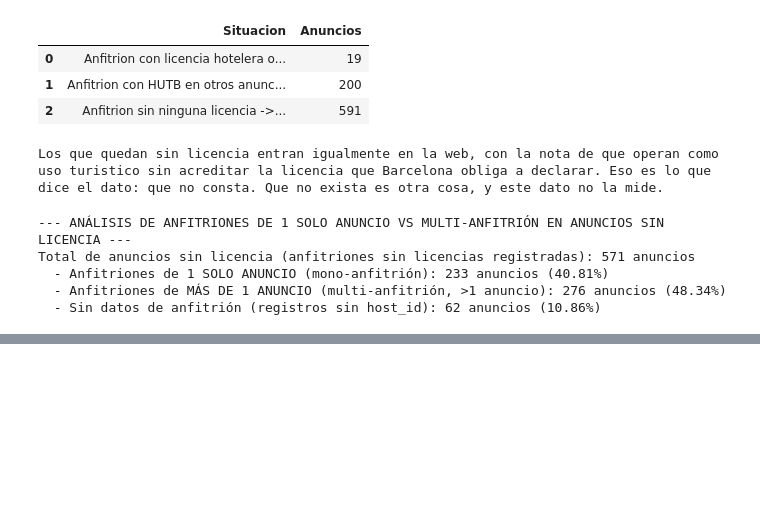
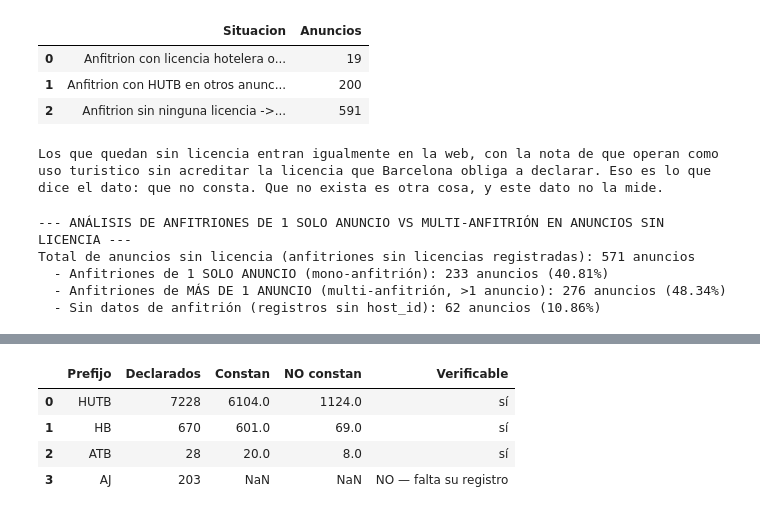
Before and after one commit to Ruthlessallen/Turismo-y-Barcelona, a Jupyter notebook: revisar_airbnb_revisado.ipynb, the cells around one changed output, grey strips where cells are left out. Saved outputs shown, nothing was run; the diff lists cells and outputs as text; code cells hidden in the pictures; blank space fills up the shorter version.

```diff
--- a/revisar_airbnb_revisado.ipynb
+++ b/revisar_airbnb_revisado.ipynb
@@ -2180,0 +1983,81 @@ NOTA QUE DEBE ACOMPAÑAR A ESTAS CIFRAS EN LA WEB
+# %%
+# 29. Contraste contra los registros oficiales
+#
+# Hasta aqui la clasificacion se hacia por el PREFIJO de lo declarado: si empezaba por HUTB, era
+# vivienda de uso turistico. Eso da por buena cualquier cifra. Aqui se comprueba ademas que el
+# numero EXISTA.
+#
+# Dos registros, porque son dos ficheros distintos:
+#   - `bronze/vut_unificados.csv`                   -> los HUTB de Barcelona
+#   - `bronze/hoteles_y_apartaments_unificados.csv` -> HB, HCC, ATB, ATCC de la provincia
+#
+# NINGUNO INCLUYE ALBERGUES. Los anuncios que declaran `AJ` no se pueden contrastar, y eso es una
+# carencia de nuestros datos, no una senal sobre ellos: quedan marcados como no verificables en vez
+# de acusarlos de algo que no hemos podido mirar. No afecta al conjunto de la web, que se queda
+# solo con vivienda de uso turistico.
+
+import re
+from pathlib import Path
+
+import pandas as pd
+
+RAIZ = Path.cwd()
+while not (RAIZ / "data").exists() and RAIZ != RAIZ.parent:
+    RAIZ = RAIZ.parent
+
+# --- registro de viviendas de uso turistico -------------------------------------------------
+vut = pd.read_csv(RAIZ / "data" / "bronze" / "vut_unificados.csv", dtype=str, low_memory=False)
+barcelona = vut.loc[vut["municipio"] == "Barcelona", "licencia_id"].dropna()
+
+# Solo los HUTB bien formados. El registro trae ademas 95 entradas `OPENDATA-01-2018-0509` y una
+# `1-2017-0046170-1`: al quitarles los guiones sin filtrar antes, esa ultima daba un "maximo" de
+# 1.201.700.461.701 y la regla del numero imposible no se disparaba nunca.
+hutb_registro = set(barcelona[barcelona.str.match(r"^HUTB-\d+$")].str.upper())
+HUTB_MAXIMO = max(int(x.removeprefix("HUTB-")) for x in hutb_registro)
+
+# --- registro de alojamiento reglado --------------------------------------------------------
+reglado = pd.read_csv(RAIZ / "data" / "bronze" / "hoteles_y_apartaments_unificados.csv",
+                      dtype=str, low_memory=False)
+reglado_registro = set(reglado["licencia_id"].dropna().str.upper())
+PREFIJOS_VERIFICABLES = {"HUTB", "HB", "HCC", "ATB", "ATCC"}
+
+
+def normalizar_licencia(texto):
+    """`hutb-5204` y `HUTB-005204` son el mismo numero. Se dejan en una sola forma."""
+    if not isinstance(texto, str):
+        return None
+    m = re.match(r"^([A-Za-z]+)[-\s]*(\d+)$", texto.strip())
+    return f"{m.group(1).upper()}-{int(m.group(2)):06d}" if m else None
+
+
+df["licencia_norm"] = df["licencia_regional"].map(normalizar_licencia)
+df["prefijo"] = df["licencia_norm"].str.extract(r"^([A-Z]+)-", expand=False)
+df["consta_en_registro"] = [
+    (n in hutb_registro) if p == "HUTB"
+    else (n in reglado_registro) if p in PREFIJOS_VERIFICABLES
+    else None
+    for n, p in zip(df["licencia_norm"], df["prefijo"])]
+
+print("--- CONTRASTE CONTRA LOS REGISTROS OFICIALES ---")
+print(f"Registro de VUT de Barcelona   : {len(hutb_registro):,} licencias, la mayor HUTB-{HUTB_MAXIMO}")
+print(f"Registro de alojamiento reglado: {len(reglado_registro):,} licencias (sin albergues)")
+print()
+
+declaran = df[df["licencia_norm"].notna()]
+filas = []
+for pref in ["HUTB", "HB", "HCC", "ATB", "ATCC", "AJ"]:
+    sub = declaran[declaran["prefijo"] == pref]
+    if not len(sub):
+        continue
+    verificable = pref in PREFIJOS_VERIFICABLES
+    ok = sub["consta_en_registro"].astype("boolean")
+    filas.append({
+        "Prefijo": pref,
+        "Declarados": len(sub),
+        "Constan": int(ok.sum()) if verificable else None,
+        "NO constan": int((~ok).sum()) if verificable else None,
+        "Verificable": "sí" if verificable else "NO — falta su registro",
+    })
+display(pd.DataFrame(filas))
+print(f"Anuncios que declaran un número: {len(declaran):,} de {len(df):,}")
+# %% [output]
@@ -2180,0 +2067,5 @@ NOTA QUE DEBE ACOMPAÑAR A ESTAS CIFRAS EN LA WEB
+|  | Prefijo | Declarados | Constan | NO constan | Verificable |
+| 0 | HUTB | 7228 | 6104.0 | 1124.0 | sí |
+| 1 | HB | 670 | 601.0 | 69.0 | sí |
+| 2 | ATB | 28 | 20.0 | 8.0 | sí |
+| 3 | AJ | 203 | NaN | NaN | NO — falta su registro |
```
Also changed, not shown: parts of 8 cells of this notebook, 2 other files.
